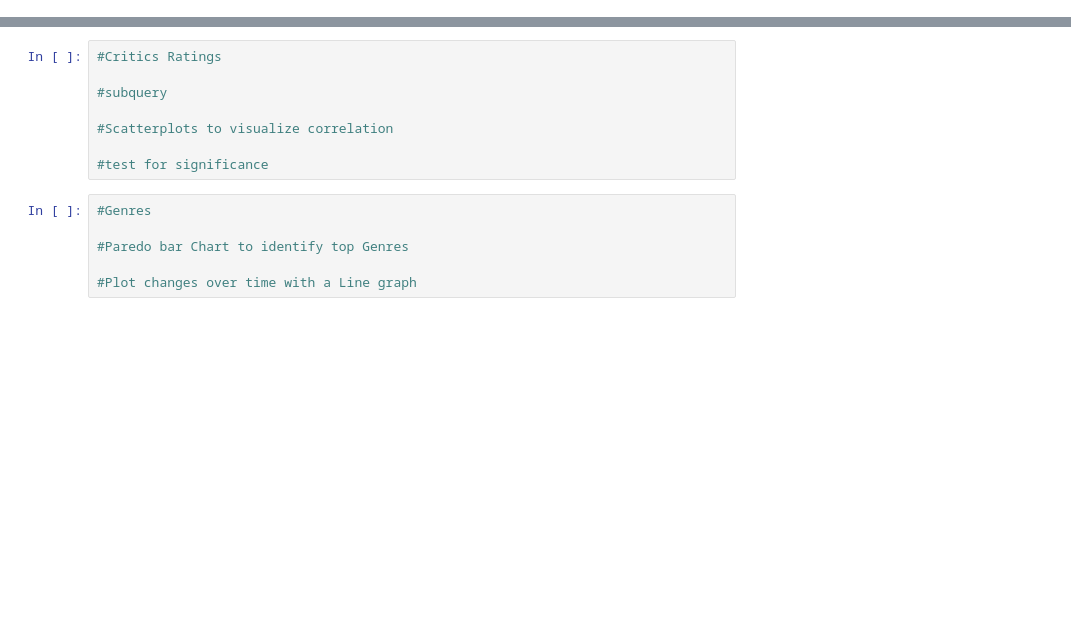
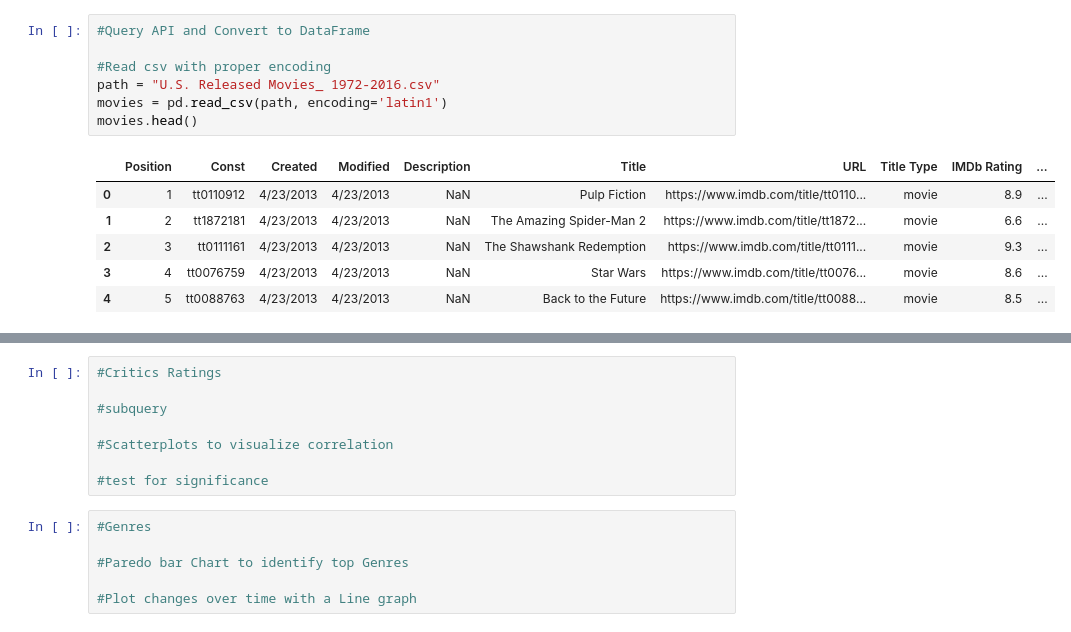
Before and after one commit to Mpalmese/ProjectRepo, a Jupyter notebook: Basecode.ipynb, the cells around one changed output, grey strips where cells are left out. Saved outputs shown, nothing was run; the diff lists cells and outputs as text; blank space fills up the shorter version.

Commit message:
API Query

```diff
--- a/Basecode.ipynb
+++ b/Basecode.ipynb
@@ -4,0 +8,14 @@
+# %%
+#Query API and Convert to DataFrame
+
+#Read csv with proper encoding
+path = "U.S. Released Movies_ 1972-2016.csv"
+movies = pd.read_csv(path, encoding='latin1')
+movies.head()
+# %% [output]
+|  | Position | Const | Created | Modified | Description | Title | URL | Title Type | IMDb Rating | ... |
+| 0 | 1 | tt0110912 | 4/23/2013 | 4/23/2013 | NaN | Pulp Fiction | https://www.imdb.com/title/tt0110... | movie | 8.9 | ... |
+| 1 | 2 | tt1872181 | 4/23/2013 | 4/23/2013 | NaN | The Amazing Spider-Man 2 | https://www.imdb.com/title/tt1872... | movie | 6.6 | ... |
+| 2 | 3 | tt0111161 | 4/23/2013 | 4/23/2013 | NaN | The Shawshank Redemption | https://www.imdb.com/title/tt0111... | movie | 9.3 | ... |
+| 3 | 4 | tt0076759 | 4/23/2013 | 4/23/2013 | NaN | Star Wars | https://www.imdb.com/title/tt0076... | movie | 8.6 | ... |
+| 4 | 5 | tt0088763 | 4/23/2013 | 4/23/2013 | NaN | Back to the Future | https://www.imdb.com/title/tt0088... | movie | 8.5 | ... |
```
Also changed, not shown: parts of 13 cells of this notebook.
